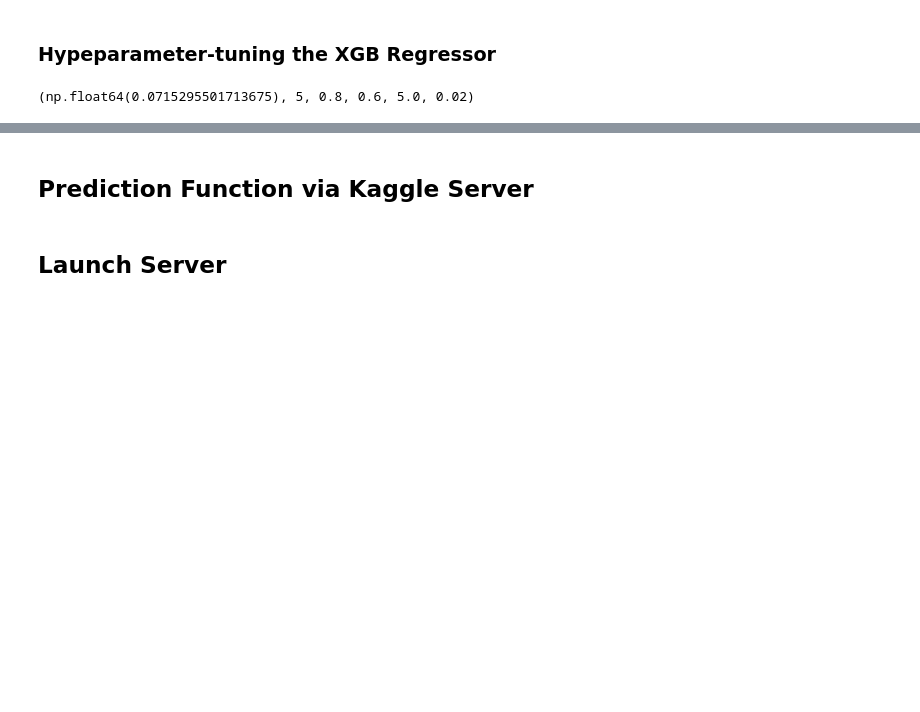
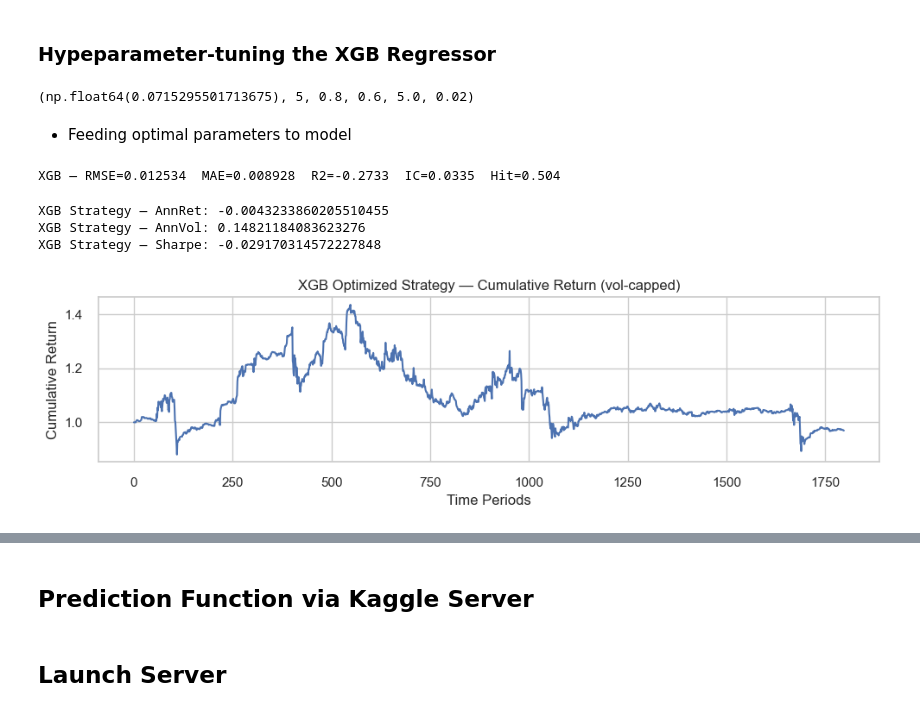
Before and after one commit to eugene-maina72/hull-tactical_kaggle_competition, a Jupyter notebook: hull-notebook.ipynb, the cells around one changed output, grey strips where cells are left out. Saved outputs shown, nothing was run; the diff lists cells and outputs as text; code cells hidden in the pictures; blank space fills up the shorter version.

```diff
--- a/hull-notebook.ipynb
+++ b/hull-notebook.ipynb
@@ -1015,3 +1015,64 @@ for md, ss, cs, rl, lr in product(*param_grid.values()):
 best
 # %% [output]
 (np.float64(0.0715295501713675), 5, 0.8, 0.6, 5.0, 0.02)
+# %% [markdown]
+* Feeding optimal parameters to model
+# %%
+# Instantiating the grid search for the xgb classifier
+
+xgb_cv = GridSearchCV(xgb, param_grid=param_grid, cv=3, return_train_score=True, refit=True)
+
+xgb_cv.fit(X_train_s, y_train)
+
+y_pred_cv = xgb.predict(X_test_s)
+
+rmse = root_mean_squared_error(y_test, y_pred_cv)
+mae  = mean_absolute_error(y_test, y_pred_cv)
+r2   = r2_score(y_test, y_pred_cv)
+ic   = spearmanr(y_test, y_pred_cv).correlation
+hit  = (np.sign(y_pred_cv) == np.sign(y_test)).mean()
+
+print(f"XGB — RMSE={rmse:.6f}  MAE={mae:.6f}  R2={r2:.4f}  IC={ic:.4f}  Hit={hit:.3f}")
+# %% [output]
+XGB — RMSE=0.012534  MAE=0.008928  R2=-0.2733  IC=0.0335  Hit=0.504
+# %%
+# position sizing by confidence
+w_raw = zscore(y_pred_cv)
+w_raw = np.clip(w_raw, -3, 3)  # tame extremes
+
+# realized daily excess return (same horizon you’re trading)
+realized = y_test  # daily forward excess return on test
+
+# no-lookahead vol targeting (one-period lag on the proxy)
+window = 20
+proxy = pd.Series(w_raw * realized)
+roll_vol = proxy.rolling(window).std().shift(1).to_numpy()
+
+market_vol = np.std(bench_test, ddof=1)
+cap = 1.2 * market_vol
+
+scale = np.ones_like(w_raw)
+mask = (roll_vol > 0) & np.isfinite(roll_vol)
+scale[mask] = np.minimum(1.0, cap / roll_vol[mask])
+
+w = w_raw * scale
+ret_strat = w * realized
+
+def ann_ret(r): return (1 + pd.Series(r)).prod()**(252/len(r)) - 1
+def ann_vol(r): return np.std(r, ddof=1) * np.sqrt(252)
+def sharpe(r, rf=0.0):
+    v = ann_vol(r); return (ann_ret(r) - rf) / (v + 1e-12)
+
+print("XGB Strategy — AnnRet:", ann_ret(ret_strat))
+print("XGB Strategy — AnnVol:", ann_vol(ret_strat))
+print("XGB Strategy — Sharpe:", sharpe(ret_strat))
+
+# quick cum curve
+(1 + pd.Series(ret_strat)).cumprod().plot(figsize=(10,3), title="XGB Optimized Strategy — Cumulative Return (vol-capped)", xlabel="Time Periods", ylabel="Cumulative Return")
+plt.tight_layout()
+plt.show()
+# %% [output]
+XGB Strategy — AnnRet: -0.0043233860205510455
+XGB Strategy — AnnVol: 0.14821184083623276
+XGB Strategy — Sharpe: -0.029170314572227848
+[figure, added]
```
Also changed, not shown: parts of 6 cells of this notebook, 1 other file.
